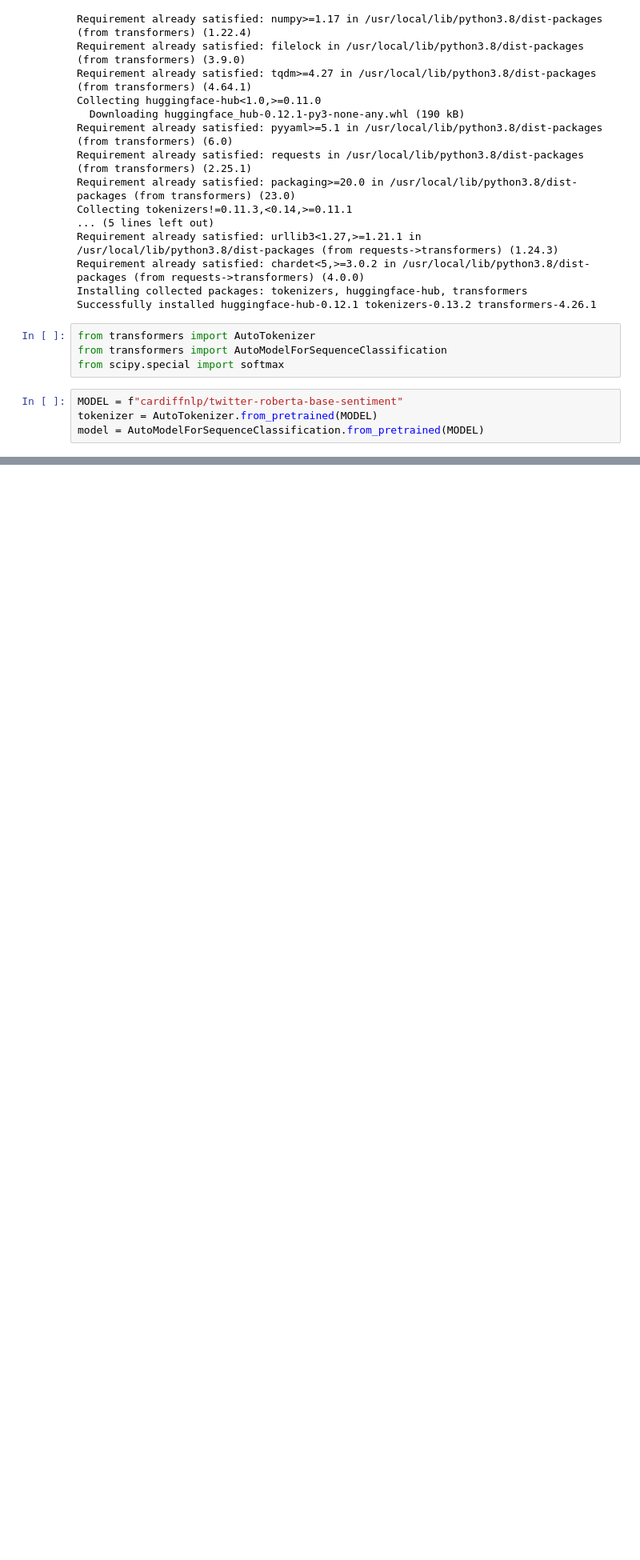
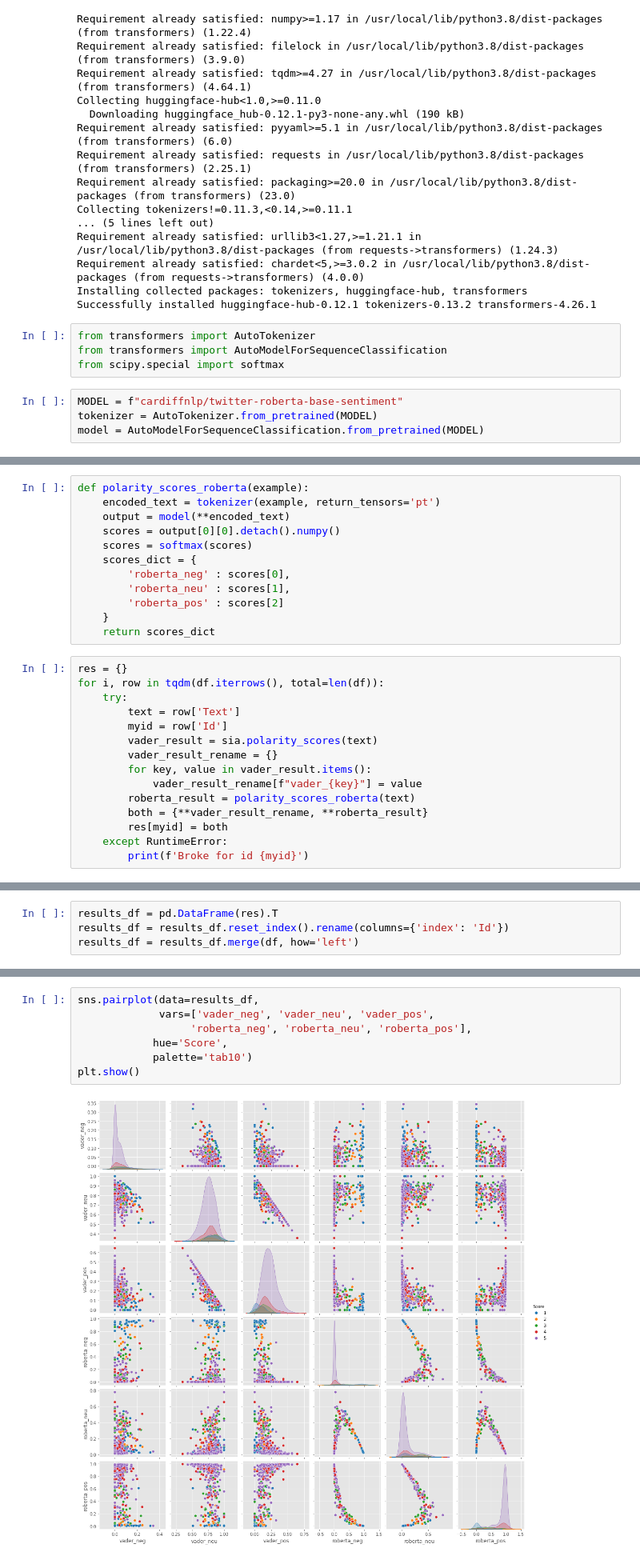
Before and after one commit to mkswagger/amazon_review_analysis, a Jupyter notebook: review_analysis.ipynb, the cells around one changed output, grey strips where cells are left out. Shown: that part at 80% size. Cells and saved outputs as stored; diff of their text form; blank space fills up the shorter version.

```diff
--- a/review_analysis.ipynb
+++ b/review_analysis.ipynb
@@ -209,0 +229,27 @@ model = AutoModelForSequenceClassification.from_pretrained(MODEL)
+# %%
+def polarity_scores_roberta(example):
+    encoded_text = tokenizer(example, return_tensors='pt')
+    output = model(**encoded_text)
+    scores = output[0][0].detach().numpy()
+    scores = softmax(scores)
+    scores_dict = {
+        'roberta_neg' : scores[0],
+        'roberta_neu' : scores[1],
+        'roberta_pos' : scores[2]
+    }
+    return scores_dict
+# %%
+res = {}
+for i, row in tqdm(df.iterrows(), total=len(df)):
+    try:
+        text = row['Text']
+        myid = row['Id']
+        vader_result = sia.polarity_scores(text)
+        vader_result_rename = {}
+        for key, value in vader_result.items():
+            vader_result_rename[f"vader_{key}"] = value
+        roberta_result = polarity_scores_roberta(text)
+        both = {**vader_result_rename, **roberta_result}
+        res[myid] = both
+    except RuntimeError:
+        print(f'Broke for id {myid}')
@@ -209,0 +259,4 @@ model = AutoModelForSequenceClassification.from_pretrained(MODEL)
+# %%
+results_df = pd.DataFrame(res).T
+results_df = results_df.reset_index().rename(columns={'index': 'Id'})
+results_df = results_df.merge(df, how='left')
@@ -209,0 +271,9 @@ model = AutoModelForSequenceClassification.from_pretrained(MODEL)
+# %%
+sns.pairplot(data=results_df,
+             vars=['vader_neg', 'vader_neu', 'vader_pos',
+                  'roberta_neg', 'roberta_neu', 'roberta_pos'],
+            hue='Score',
+            palette='tab10')
+plt.show()
+# %% [output]
+[figure, added]
```
Also changed, not shown: parts of 4 cells of this notebook.
